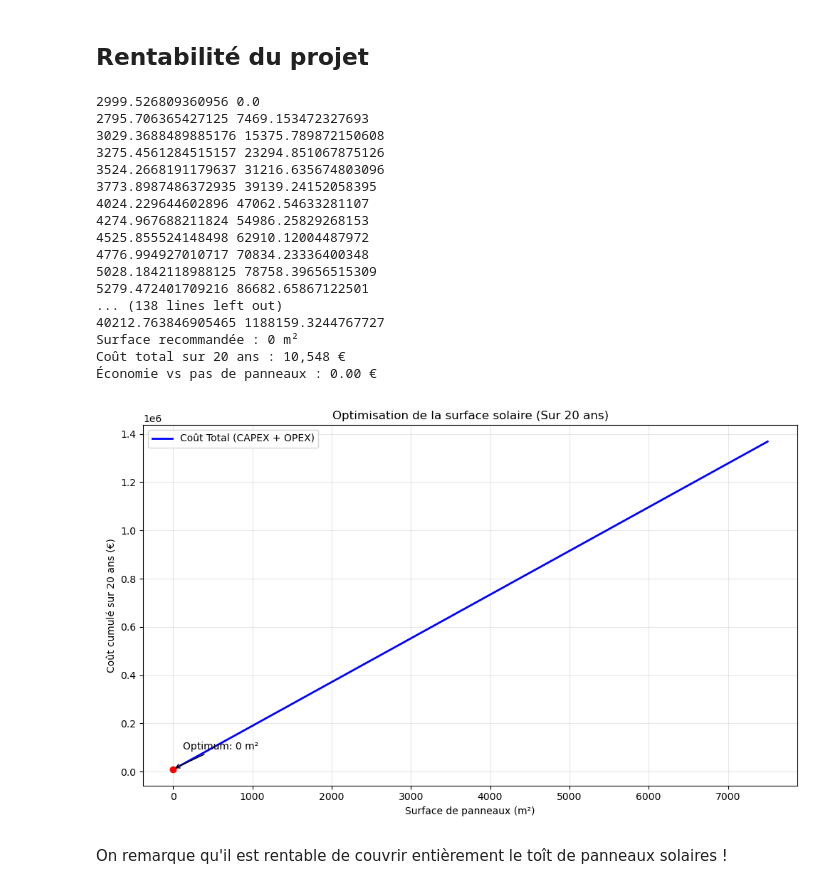
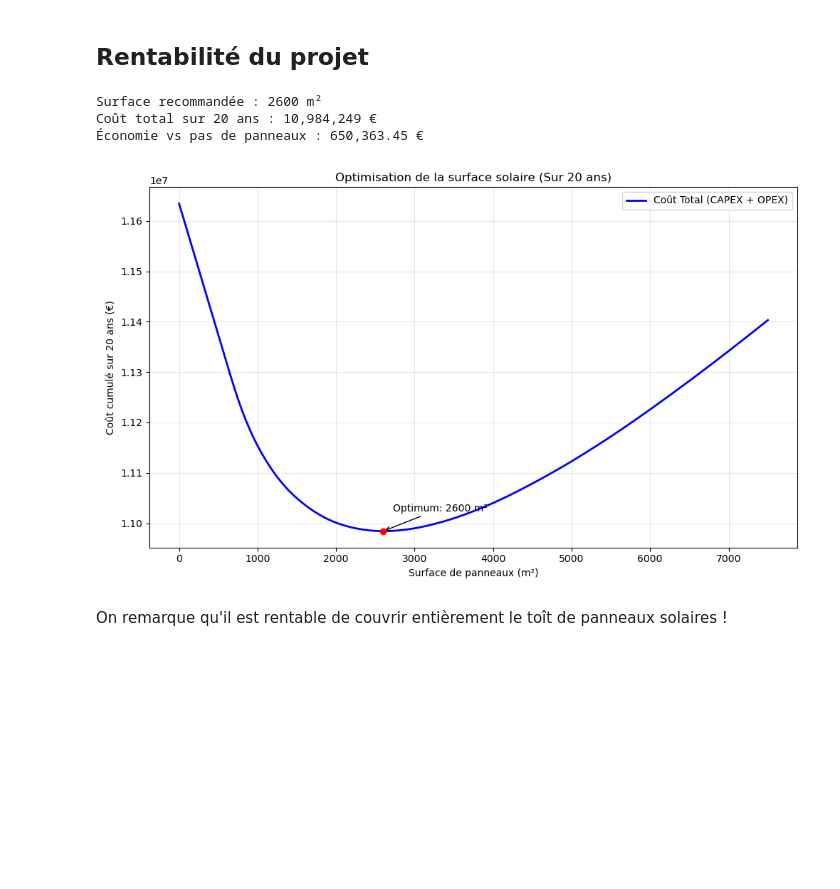
Before and after one commit to yannisalln/UE-14-git-, a Jupyter notebook: Analyse-site_IKEA_Plaisir.ipynb, the cells around one changed output. Saved outputs shown, nothing was run; the diff lists cells and outputs as text; code cells hidden in the pictures; blank space fills up the shorter version.

```diff
--- a/Analyse-site_IKEA_Plaisir.ipynb
+++ b/Analyse-site_IKEA_Plaisir.ipynb
@@ -78,2 +97,4 @@ df_meteo = df_meteo.rename(columns={
+# %%
+df_meteo = df_meteo.iloc[:-1]
 # %% [markdown]
 #### ATTENTION : seule méthode pour avoir l'altitude du site
@@ -232,7 +253,7 @@ df_conso_wh = df_conso_wh[['region', 'courbe_moyenne_ndeg1_ndeg2_wh', 'horodate'
 df_conso_wh = df_conso_wh.groupby('horodate')['courbe_moyenne_ndeg1_ndeg2_wh'].sum().rename('courbe_moyenne_ndeg1_ndeg2_wh')
 
 # df_conso_wh.sort_index(inplace=True)  # on trie
-df_conso_wh= df_conso_wh[df_conso_wh.index.year == 2024]  # on ne garde que 2024
+df_conso_wh= df_conso_wh[df_conso_wh.index.year == 2023]  # on ne garde que 2023
 
 # Convertion de la consommation en numérique (float) puis on met NaN pour les valeurs non convertibles
 df_conso_wh = pd.to_numeric(df_conso_wh, errors='coerce')
@@ -249,4 +270,9 @@ df_conso_wh_std = df_conso_wh / df_conso_wh.sum()  # profil normalisé pour sect
 # ! Hypothèse très très forte ! (mais celle trouvée sur internet)
 conso_m2_an = 160  # kWh/m²/an
 
-conso_wh_total = df_conso_wh_std * surface_au_sol * conso_m2_an
+conso_wh_total = df_conso_wh_std * surface_au_sol * conso_m2_an * 1000  # on convertit en Wh
+
+# Calcul de la consommation annuelle totale (en kWh)
+consommation_annuelle_kwh = (conso_wh_total).sum() / 1000  # ici on somme les puissances avec un pas de temps de 1h donc on obtient des kWh
+
+print(f"{float(consommation_annuelle_kwh):.0f}") # soit 3 Gwh (ce qui n'est pas cohérent)
@@ -253,3 +298,5 @@ conso_wh_total = df_conso_wh_std * surface_au_sol * conso_m2_an
+# %%
+conso_wh_total = conso_wh_total.iloc[1:]
 # %%
 # Moyenne mobile sur 30 jours (720 heures pour des données horaires) (graphe Gemini)
 df_moving_avg = conso_wh_total.rolling(window=720).mean()
@@ -274,9 +321,9 @@ plt.show()
 duree_projet = 20               # ans
 prix_achat_elec = 0.16          # €/kWh (prix initial import réseau)
 prix_vente_surplus = 0          # €/kWh (tarif rachat injection)
-cout_installation = 200         # €/m² (panneaux + onduleurs + pose)
+cout_installation = 140         # €/m² (panneaux + onduleurs + pose)
 inflation_elec = 0.03           # 3% d'augmentation par an du prix de l'électricité
-taux_actualisation = 0.99       # malus de 1% par an sur l'investissement initial
+# taux_actualisation = 0.99       # malus de 1% par an sur l'investissement initial
 
 
 def calculer_cout_total(surface_panneaux, df_conso, df_prod_std):
@@ -312,12 +359,13 @@ def calculer_cout_total(surface_panneaux, df_conso, df_prod_std):
         cout_achat = kwh_achetes_an * prix_achat_actuel
         revenu_vente = kwh_vendus_an * prix_vente_surplus
         flux_annuel = cout_achat - revenu_vente
+
         cout_exploitation_total += flux_annuel
 
         # Application de l'inflation pour l'année suivante
         prix_achat_actuel *= (1 + inflation_elec)
 
-    return (capex + cout_exploitation_total) * (taux_actualisation ** duree_projet)
+    return (capex + cout_exploitation_total)
 
 # Optimisation
 # On teste des surfaces de 0 à surface_pv_max par pas de 50m²
@@ -328,50 +376,37 @@ for s in surfaces_a_tester:
     cout = calculer_cout_total(s, conso_wh_total, production_site_w_par_m2)
     resultats.append(cout)
 
 # Création d'un DataFrame de résultats
 df_res = pd.DataFrame({'surface_m2': surfaces_a_tester, 'cout_total_20ans': resultats})
 
 # On trouve l'optimum
 optimum = df_res.loc[df_res['cout_total_20ans'].idxmin()]
 
 print(f"Surface recommandée : {optimum['surface_m2']:.0f} m²")
 print(f"Coût total sur 20 ans : {optimum['cout_total_20ans']:,.0f} €")
 print(f"Économie vs pas de panneaux : {(resultats[0] - optimum['cout_total_20ans']):,.2f} €")
 
 # Visualisation
 plt.figure(figsize=(10, 6))
 plt.plot(df_res['surface_m2'], df_res['cout_total_20ans'], label='Coût Total (CAPEX + OPEX)', color='blue', linewidth=2)
 
 # Mise en évidence de l'optimum
 plt.scatter(optimum['surface_m2'], optimum['cout_total_20ans'], color='red', zorder=5)
 plt.annotate(f"Optimum: {optimum['surface_m2']:.0f} m²",
              (optimum['surface_m2'], optimum['cout_total_20ans']),
              xytext=(10, 20), textcoords='offset points', arrowprops=dict(arrowstyle="->"))
 
 plt.title(f"Optimisation de la surface solaire (Sur {duree_projet} ans)")
 plt.xlabel("Surface de panneaux (m²)")
 plt.ylabel("Coût cumulé sur 20 ans (€)")
 plt.grid(True, alpha=0.3)
 plt.legend()
 plt.tight_layout()
+plt.show()
 # %% [output]
-2999.526809360956 0.0
-2795.706365427125 7469.153472327693
-3029.3688489885176 15375.789872150608
-3275.4561284515157 23294.851067875126
-3524.2668191179637 31216.635674803096
-3773.8987486372935 39139.24152058395
-4024.229644602896 47062.54633281107
-4274.967688211824 54986.25829268153
-4525.855524148498 62910.12004487972
-4776.994927010717 70834.23336400348
-5028.1842118988125 78758.39656515309
-5279.472401709216 86682.65867122501
-... (138 lines left out)
-40212.763846905465 1188159.3244767727
-Surface recommandée : 0 m²
-Coût total sur 20 ans : 10,548 €
-Économie vs pas de panneaux : 0.00 €
+Surface recommandée : 2600 m²
+Coût total sur 20 ans : 10,984,249 €
+Économie vs pas de panneaux : 650,363.45 €
-[figure, old version]
+[figure, new version]
 # %% [markdown]
 On remarque qu'il est rentable de couvrir entièrement le toît de panneaux solaires !
```
Also changed, not shown: parts of 11 cells of this notebook.
